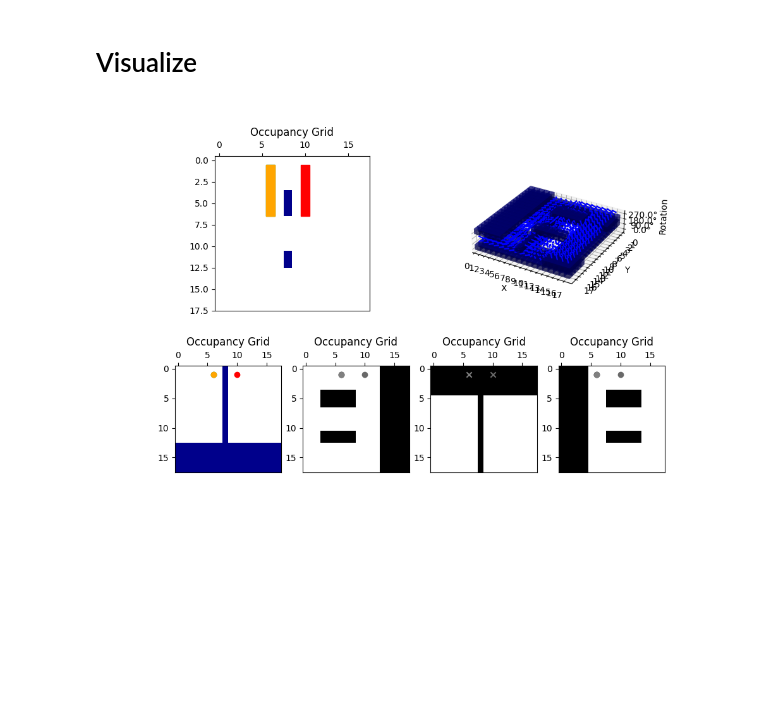
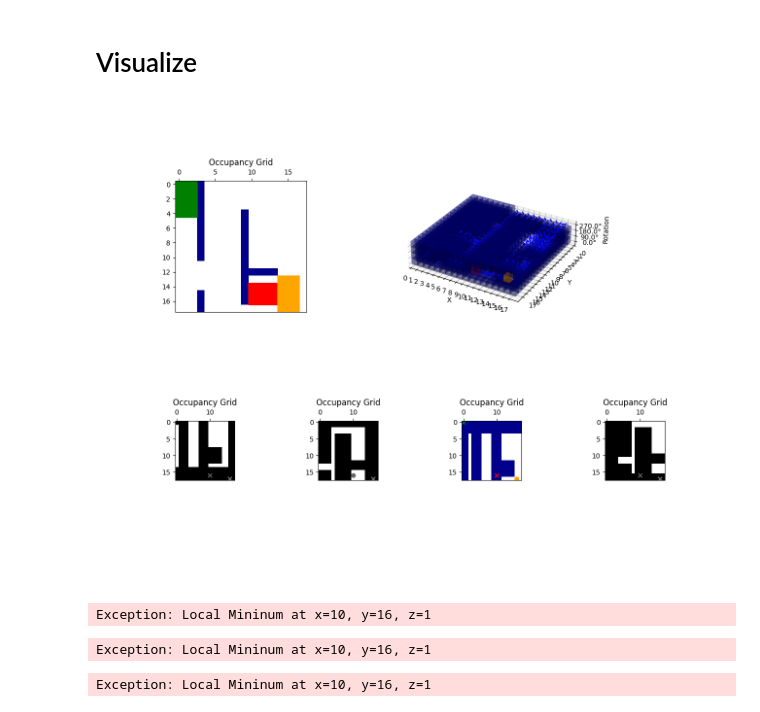
Before and after one commit to ca-schue/potential-field, a Jupyter notebook: pot-field-gradient-wavefront.ipynb, the cells around one changed output. Drawn from its saved outputs; the diff is of its cells as text; code cells hidden in the pictures; blank space fills up the shorter version.

```diff
--- a/pot-field-gradient-wavefront.ipynb
+++ b/pot-field-gradient-wavefront.ipynb
@@ -2,12 +2,12 @@
 # Parameters
 # %%
 # Robotermaße
-robot_width = 1
-robot_length = 6
+robot_width = 3
+robot_length = 5
 
 # Start- und Zielpunkt festlegen
-start_point = (6, 1, 0)
-goal_point = (10, 1, 0)
+start_point = (0, 0, 0)
+goal_point = (10, 16, 1)
 current_position=start_point
 # %% [markdown]
 # Define Occupancy Grid
@@ -350,7 +374,7 @@ def visualize_computational_space(computational_space, ax, force_field_x=None, f
             for x in range(size_x):
                 if not computational_space[r, y, x]:
                     # Plotte einen Würfel mit gleichen Abmessungen in allen Richtungen
-                    ax.bar3d(x - 0.5, y - 0.5, r, 1, 1, 1, color=obstacle_color, alpha=0.5)
+                    ax.bar3d(x - 0.5, y - 0.5, r, 1, 1, 1, color=obstacle_color, alpha=0.3)
                 else:
                     if force_field_x is not None and force_field_y is not None and force_field_rotation is not None:
                         # Berechne die Länge des Kraftvektors für diesen Punkt
@@ -371,7 +395,7 @@ def visualize_computational_space(computational_space, ax, force_field_x=None, f
 
     if current_position is not None:
         current_x, current_y, current_rotation = current_position
-        # Plotte einen Würfel für den Startpunkt
+        # Plotte einen Würfel für die aktuelle Position
         ax.bar3d(current_x - 0.5, current_y - 0.5, current_rotation, 1, 1, 1, color=current_color, alpha=0.5)
 
     ax.set_xlabel('X')
@@ -649,7 +704,12 @@ plt.show()
 # %% [markdown]
 # Gradient Descent Step
 # %%
-def gradient_descent(current_position, force_field_x, force_field_y, force_field_rotation, path):
+def gradient_descent(current_position, force_field_x, force_field_y, force_field_rotation, path, goal_point):
+
+    if current_position == goal_point:
+        print("DONE!")
+        return goal_point
+
     x, y, rotation = current_position
 
     force_x = force_field_x[rotation, y, x]
@@ -663,11 +723,13 @@ def gradient_descent(current_position, force_field_x, force_field_y, force_field
 
     if abs(force_x) != 0 and abs(force_x) >= abs(force_y) and abs(force_x) >= abs(force_rotation):
         new_x = x + 1 if force_x > 0 else x - 1
-        possible_moves.append((new_x, y, rotation))
+        if 0 <= new_x < force_field_y.shape[2]:
+            possible_moves.append((new_x, y, rotation))
 
     if abs(force_y) != 0 and abs(force_y) >= abs(force_x) and abs(force_y) >= abs(force_rotation):
         new_y = y + 1 if force_y > 0 else y - 1
-        possible_moves.append((x, new_y, rotation))
+        if 0 <= new_y < force_field_y.shape[1]:
+            possible_moves.append((x, new_y, rotation))
 
     if abs(force_rotation) != 0 and abs(force_rotation) >= abs(force_x) and abs(force_rotation) >= abs(force_y):
         new_rotation = (rotation + 1) % len(force_field_rotation) if force_rotation > 0 else (rotation - 1) % len(force_field_rotation)
@@ -676,6 +738,9 @@ def gradient_descent(current_position, force_field_x, force_field_y, force_field
     # Überprüfe, ob die neue Position bereits im Pfad enthalten ist
     valid_moves = [move for move in possible_moves if move not in path]
 
+    if goal_point in valid_moves:
+        return goal_point
+
     if valid_moves:
         return max(valid_moves, key=lambda move: abs(force_field_x[move[2], move[1], move[0]]) + abs(force_field_y[move[2], move[1], move[0]]) + abs(force_field_rotation[move[2], move[1], move[0]]))
     else:
@@ -683,10 +748,10 @@ def gradient_descent(current_position, force_field_x, force_field_y, force_field
 # %% [markdown]
 # Visualize
 # %%
-fig = plt.figure(figsize=(10, 7))
-ax_occupancy_grid = fig.add_subplot(2, 4, (1,2))
-ax_cs_2D = [fig.add_subplot(2, 4, 5), fig.add_subplot(2, 4, 6), fig.add_subplot(2, 4, 7), fig.add_subplot(2, 4, 8)]
-ax_cs_3D = fig.add_subplot(2, 4, (3,4), projection='3d')
+fig = plt.figure(figsize=(13, 10))
+ax_occupancy_grid = fig.add_subplot(2, 7, (1,2))
+ax_cs_2D = [fig.add_subplot(2, 7, 8), fig.add_subplot(2, 7, 10), fig.add_subplot(2, 7, 12), fig.add_subplot(2, 7, 14)]
+ax_cs_3D = fig.add_subplot(2, 7, (3,7), projection='3d')
 
 path = []
 
@@ -741,31 +806,34 @@ def on_key(event):
     plot_occupancy_grid(
         occupancy_grid=occupancy_grid,
         start_point=start_point,
         goal_point=goal_point,
         current_position=current_position,
         robot_width=robot_width,
         robot_length=robot_length,
         plot_axis=ax_occupancy_grid
     )
     for rotation in range(4):
 
         plot_occupancy_grid(
             occupancy_grid=computational_space[rotation],
             start_point=start_point,
             goal_point=goal_point,
             current_position=current_position,
             plot_axis=ax_cs_2D[rotation],
             active = current_position[2] == rotation
     )
 
     # path.append(tuple(current_position))
     plt.draw()
 
 
 # Verbinde die Tasten mit der Funktion on_key
 fig.canvas.mpl_connect('key_press_event', on_key)
 
 
 plt.show()
 # %% [output]
-[figure, old version]
+[figure, new version]
+Exception: Local Mininum at x=10, y=16, z=1
+Exception: Local Mininum at x=10, y=16, z=1
+Exception: Local Mininum at x=10, y=16, z=1
```
Also changed, not shown: parts of 9 cells of this notebook.
